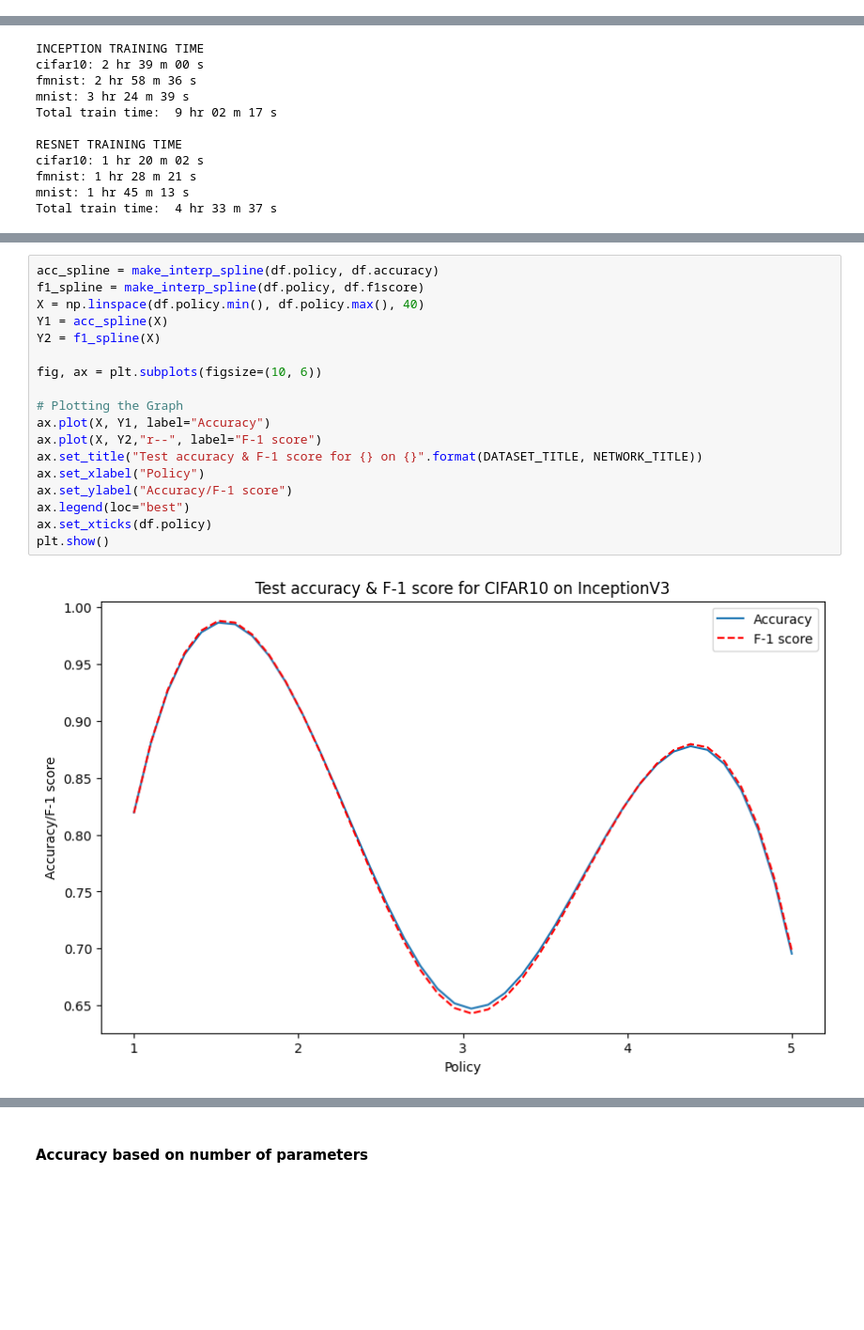
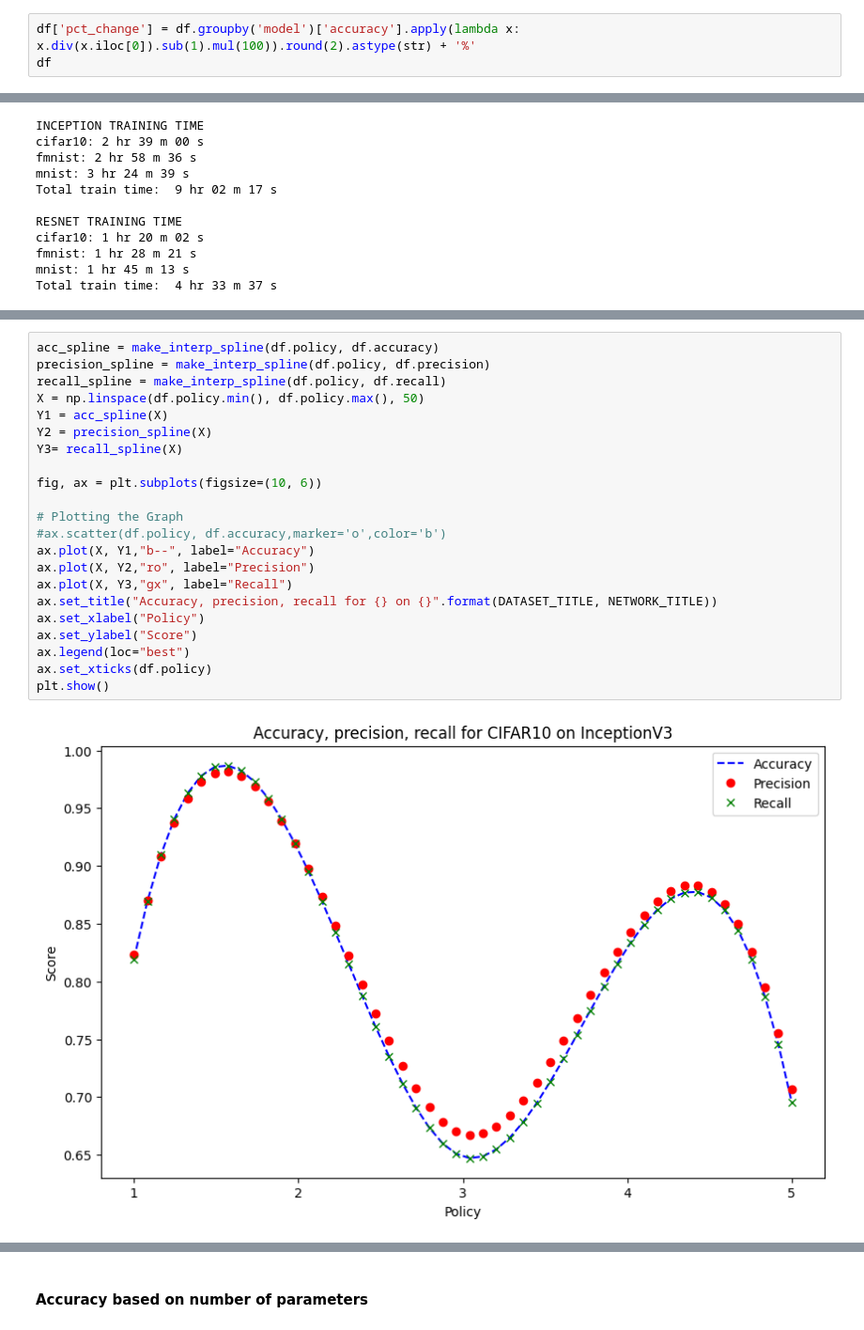
Before and after one commit to davidanoel/phd, a Jupyter notebook: analysis/analysis.ipynb, the cells around one changed output, grey strips where cells are left out. Shown at 94% size. Cells and saved outputs as stored; diff of their text form; blank space fills up the shorter version.

```diff
--- a/analysis/analysis.ipynb
+++ b/analysis/analysis.ipynb
@@ -83,0 +87,3 @@ metrics
+# %%
+df['pct_change'] = df.groupby('model')['accuracy'].apply(lambda x: x.div(x.iloc[0]).sub(1).mul(100)).round(2).astype(str) + '%'
+df
@@ -301,20 +296,24 @@ plt.show()
 # %%
 acc_spline = make_interp_spline(df.policy, df.accuracy)
-f1_spline = make_interp_spline(df.policy, df.f1score)
-X = np.linspace(df.policy.min(), df.policy.max(), 40)
+precision_spline = make_interp_spline(df.policy, df.precision)
+recall_spline = make_interp_spline(df.policy, df.recall)
+X = np.linspace(df.policy.min(), df.policy.max(), 50)
 Y1 = acc_spline(X)
-Y2 = f1_spline(X)
+Y2 = precision_spline(X)
+Y3= recall_spline(X)
 
 fig, ax = plt.subplots(figsize=(10, 6))
 
 # Plotting the Graph
-ax.plot(X, Y1, label="Accuracy")
-ax.plot(X, Y2,"r--", label="F-1 score")
-ax.set_title("Test accuracy & F-1 score for {} on {}".format(DATASET_TITLE, NETWORK_TITLE))
+#ax.scatter(df.policy, df.accuracy,marker='o',color='b')
+ax.plot(X, Y1,"b--", label="Accuracy")
+ax.plot(X, Y2,"ro", label="Precision")
+ax.plot(X, Y3,"gx", label="Recall")
+ax.set_title("Accuracy, precision, recall for {} on {}".format(DATASET_TITLE, NETWORK_TITLE))
 ax.set_xlabel("Policy")
-ax.set_ylabel("Accuracy/F-1 score")
+ax.set_ylabel("Score")
 ax.legend(loc="best")
 ax.set_xticks(df.policy)
 plt.show()
 # %% [output]
-[figure, old version]
+[figure, new version]
```
Also changed, not shown: parts of 31 cells of this notebook, 6 other files.
